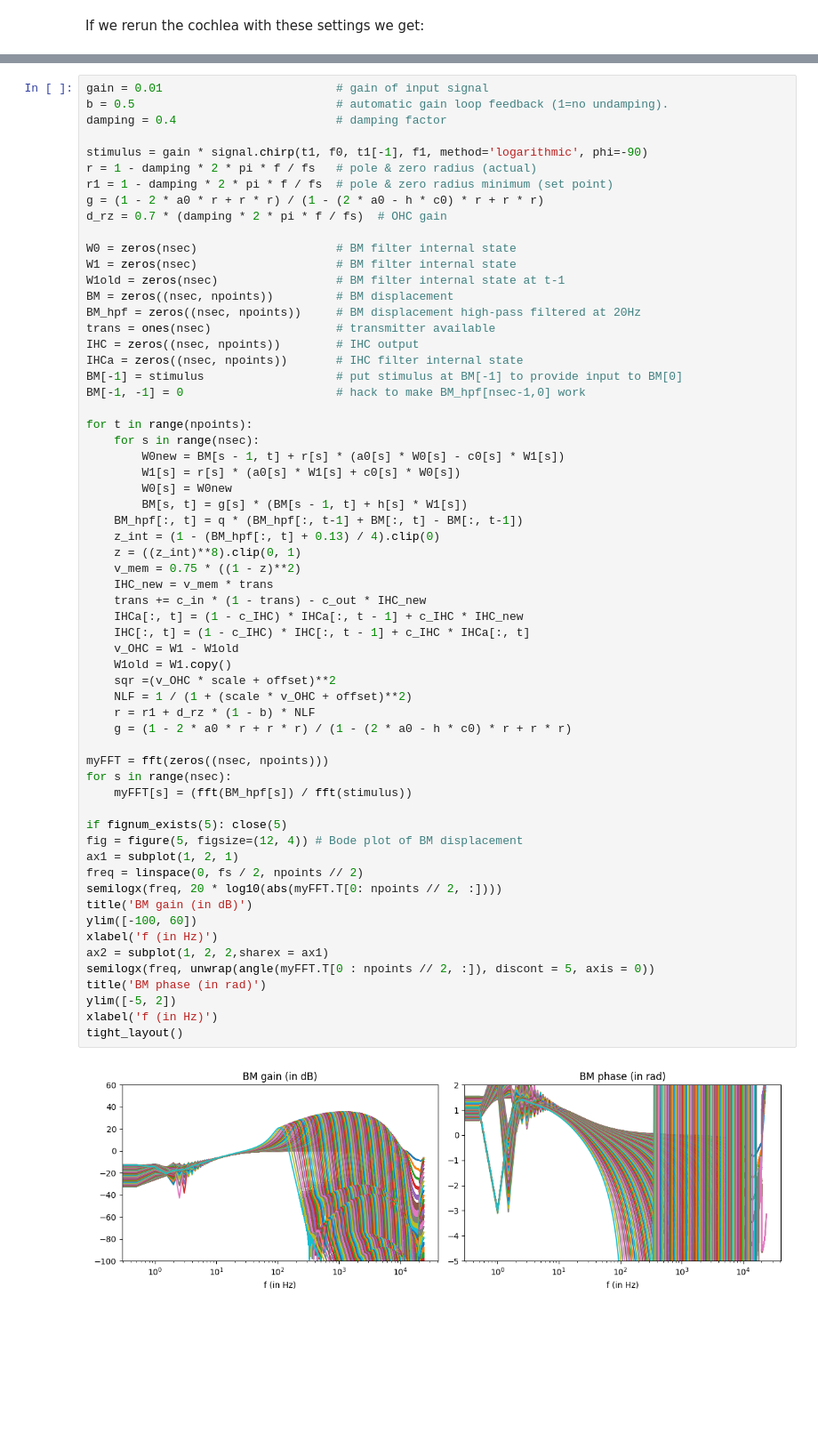
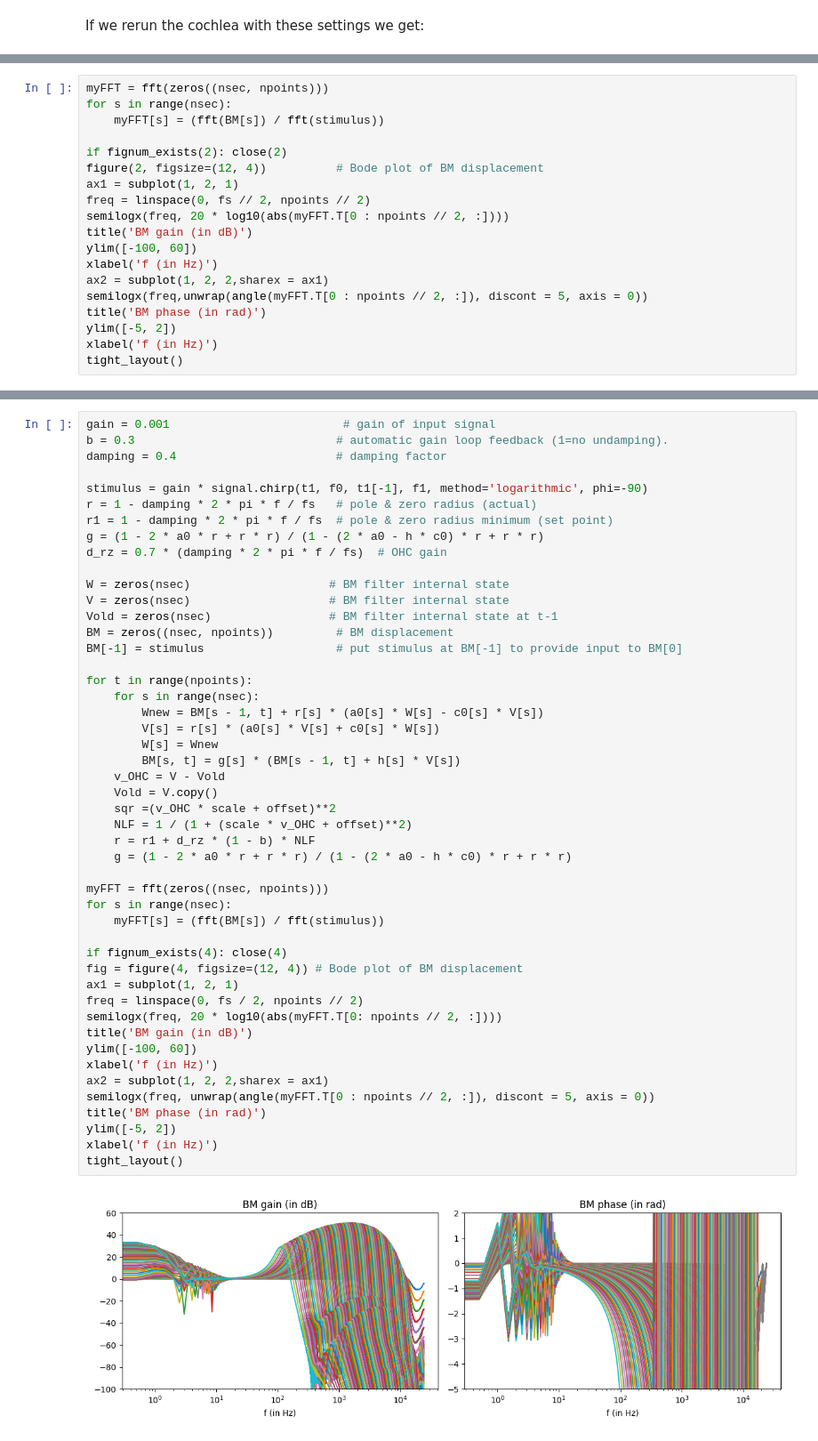
Before and after one commit to vschaik/CARFAC, a Jupyter notebook: CARFAC.ipynb, the cells around one changed output, grey strips where cells are left out. Shown at 89% size. Cells and saved outputs as stored; diff of their text form; blank space fills up the shorter version.

```diff
--- a/CARFAC.ipynb
+++ b/CARFAC.ipynb
@@ -232,0 +163,19 @@ tight_layout()
+# %%
+myFFT = fft(zeros((nsec, npoints)))
+for s in range(nsec):
+    myFFT[s] = (fft(BM[s]) / fft(stimulus))
+
+if fignum_exists(2): close(2)
+figure(2, figsize=(12, 4))          # Bode plot of BM displacement
+ax1 = subplot(1, 2, 1)
+freq = linspace(0, fs // 2, npoints // 2)
+semilogx(freq, 20 * log10(abs(myFFT.T[0 : npoints // 2, :])))
+title('BM gain (in dB)')
+ylim([-100, 60])
+xlabel('f (in Hz)')
+ax2 = subplot(1, 2, 2,sharex = ax1)
+semilogx(freq,unwrap(angle(myFFT.T[0 : npoints // 2, :]), discont = 5, axis = 0))
+title('BM phase (in rad)')
+ylim([-5, 2])
+xlabel('f (in Hz)')
+tight_layout()
@@ -235,6 +201,6 @@ If we now reduce the level of the input signal we'll see that the gain increases
 # %%
-gain = 0.01                         # gain of input signal
-b = 0.5                             # automatic gain loop feedback (1=no undamping).
+gain = 0.001                         # gain of input signal
+b = 0.3                             # automatic gain loop feedback (1=no undamping).
 damping = 0.4                       # damping factor
 
 stimulus = gain * signal.chirp(t1, f0, t1[-1], f1, method='logarithmic', phi=-90)
@@ -242,56 +208,43 @@ r = 1 - damping * 2 * pi * f / fs   # pole & zero radius (actual)
 r1 = 1 - damping * 2 * pi * f / fs  # pole & zero radius minimum (set point)
 g = (1 - 2 * a0 * r + r * r) / (1 - (2 * a0 - h * c0) * r + r * r)
 d_rz = 0.7 * (damping * 2 * pi * f / fs)  # OHC gain
 
-W0 = zeros(nsec)                    # BM filter internal state
-W1 = zeros(nsec)                    # BM filter internal state
-W1old = zeros(nsec)                 # BM filter internal state at t-1
+W = zeros(nsec)                    # BM filter internal state
+V = zeros(nsec)                    # BM filter internal state
+Vold = zeros(nsec)                 # BM filter internal state at t-1
 BM = zeros((nsec, npoints))         # BM displacement
-BM_hpf = zeros((nsec, npoints))     # BM displacement high-pass filtered at 20Hz
-trans = ones(nsec)                  # transmitter available
-IHC = zeros((nsec, npoints))        # IHC output
-IHCa = zeros((nsec, npoints))       # IHC filter internal state
 BM[-1] = stimulus                   # put stimulus at BM[-1] to provide input to BM[0]
-BM[-1, -1] = 0                      # hack to make BM_hpf[nsec-1,0] work
 
 for t in range(npoints):
     for s in range(nsec):
-        W0new = BM[s - 1, t] + r[s] * (a0[s] * W0[s] - c0[s] * W1[s])
-        W1[s] = r[s] * (a0[s] * W1[s] + c0[s] * W0[s])
-        W0[s] = W0new
-        BM[s, t] = g[s] * (BM[s - 1, t] + h[s] * W1[s])
-    BM_hpf[:, t] = q * (BM_hpf[:, t-1] + BM[:, t] - BM[:, t-1])
-    z_int = (1 - (BM_hpf[:, t] + 0.13) / 4).clip(0)
-    z = ((z_int)**8).clip(0, 1)
-    v_mem = 0.75 * ((1 - z)**2)
-    IHC_new = v_mem * trans
-    trans += c_in * (1 - trans) - c_out * IHC_new
-    IHCa[:, t] = (1 - c_IHC) * IHCa[:, t - 1] + c_IHC * IHC_new
-    IHC[:, t] = (1 - c_IHC) * IHC[:, t - 1] + c_IHC * IHCa[:, t]
-    v_OHC = W1 - W1old
-    W1old = W1.copy()
+        Wnew = BM[s - 1, t] + r[s] * (a0[s] * W[s] - c0[s] * V[s])
+        V[s] = r[s] * (a0[s] * V[s] + c0[s] * W[s])
+        W[s] = Wnew
+        BM[s, t] = g[s] * (BM[s - 1, t] + h[s] * V[s])
+    v_OHC = V - Vold
+    Vold = V.copy()
     sqr =(v_OHC * scale + offset)**2
     NLF = 1 / (1 + (scale * v_OHC + offset)**2)
     r = r1 + d_rz * (1 - b) * NLF
     g = (1 - 2 * a0 * r + r * r) / (1 - (2 * a0 - h * c0) * r + r * r)
 
 myFFT = fft(zeros((nsec, npoints)))
 for s in range(nsec):
-    myFFT[s] = (fft(BM_hpf[s]) / fft(stimulus))
+    myFFT[s] = (fft(BM[s]) / fft(stimulus))
 
-if fignum_exists(5): close(5)
-fig = figure(5, figsize=(12, 4)) # Bode plot of BM displacement
+if fignum_exists(4): close(4)
+fig = figure(4, figsize=(12, 4)) # Bode plot of BM displacement
 ax1 = subplot(1, 2, 1)
 freq = linspace(0, fs / 2, npoints // 2)
 semilogx(freq, 20 * log10(abs(myFFT.T[0: npoints // 2, :])))
 title('BM gain (in dB)')
 ylim([-100, 60])
 xlabel('f (in Hz)')
 ax2 = subplot(1, 2, 2,sharex = ax1)
 semilogx(freq, unwrap(angle(myFFT.T[0 : npoints // 2, :]), discont = 5, axis = 0))
 title('BM phase (in rad)')
 ylim([-5, 2])
 xlabel('f (in Hz)')
 tight_layout()
 # %% [output]
-[figure, old version]
+[figure, new version]
```
Also changed, not shown: parts of 18 cells of this notebook, 12 other files.
